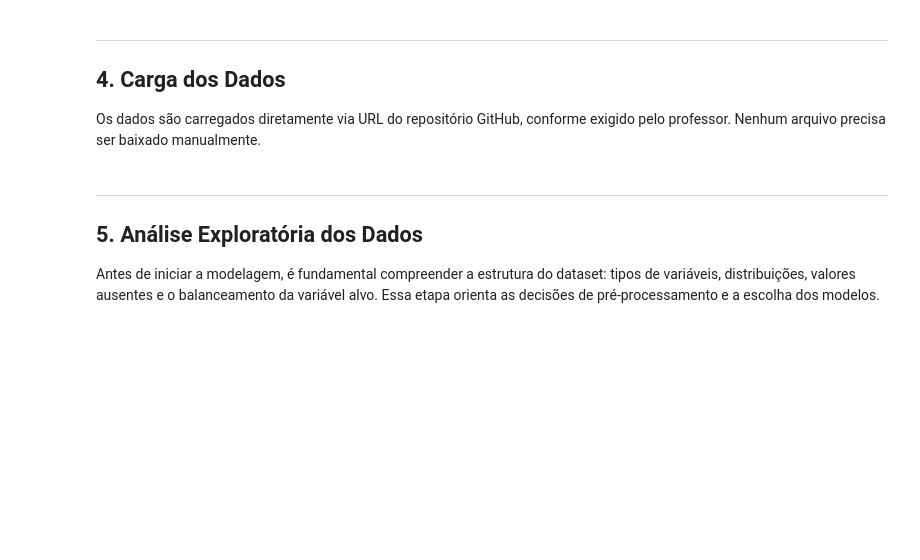
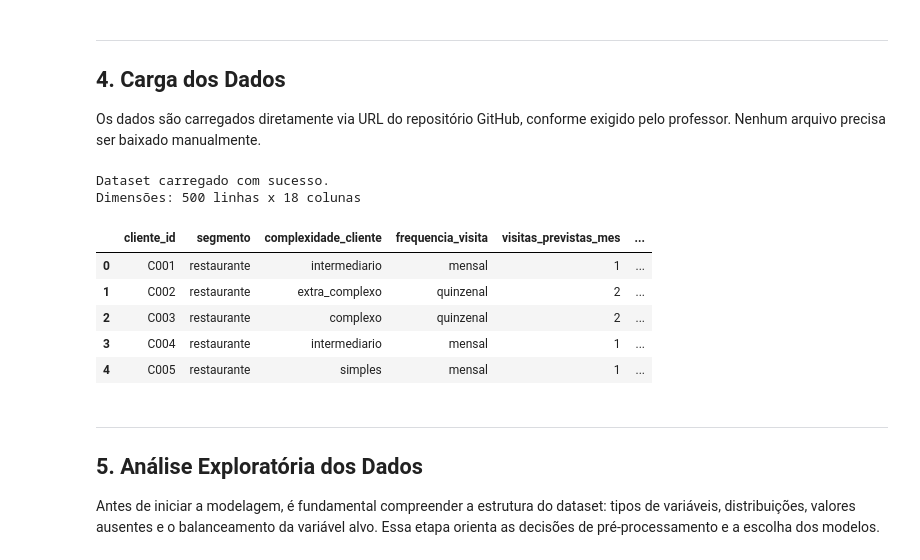
Before and after one commit to palomaavasconcellos-blip/qualifica-bpf-mvp, a Jupyter notebook: MVP_Qualifica_BPF_Classificacao_Risco.ipynb, the cells around one changed output. Cells and saved outputs as stored; diff of their text form; code cells hidden in the pictures; blank space fills up the shorter version.

```diff
--- a/MVP_Qualifica_BPF_Classificacao_Risco.ipynb
+++ b/MVP_Qualifica_BPF_Classificacao_Risco.ipynb
@@ -123,15 +128,24 @@ Os dados são carregados diretamente via URL do repositório GitHub, conforme ex
 # %%
 # URL do dataset no GitHub (raw)
 URL_DATASET = (
-    "https://raw.githubusercontent.com/SEU-USUARIO/qualifica-bpf-mvp/main/"
+    "https://raw.githubusercontent.com/palomaavasconcellos-blip/qualifica-bpf-mvp/main/"
     "data/processed/dataset_bpf_sintetico.csv"
 )
 
 df = pd.read_csv(URL_DATASET)
 
 print(f"Dataset carregado com sucesso.")
 print(f"Dimensões: {df.shape[0]} linhas x {df.shape[1]} colunas")
 df.head()
+# %% [output]
+Dataset carregado com sucesso.
+Dimensões: 500 linhas x 18 colunas
+|  | cliente_id | segmento | complexidade_cliente | frequencia_visita | visitas_previstas_mes | ... |
+| 0 | C001 | restaurante | intermediario | mensal | 1 | ... |
+| 1 | C002 | restaurante | extra_complexo | quinzenal | 2 | ... |
+| 2 | C003 | restaurante | complexo | quinzenal | 2 | ... |
+| 3 | C004 | restaurante | intermediario | mensal | 1 | ... |
+| 4 | C005 | restaurante | simples | mensal | 1 | ... |
 # %% [markdown]
 ---
 ## 5. Análise Exploratória dos Dados
```
Also changed, not shown: parts of 16 cells of this notebook.
